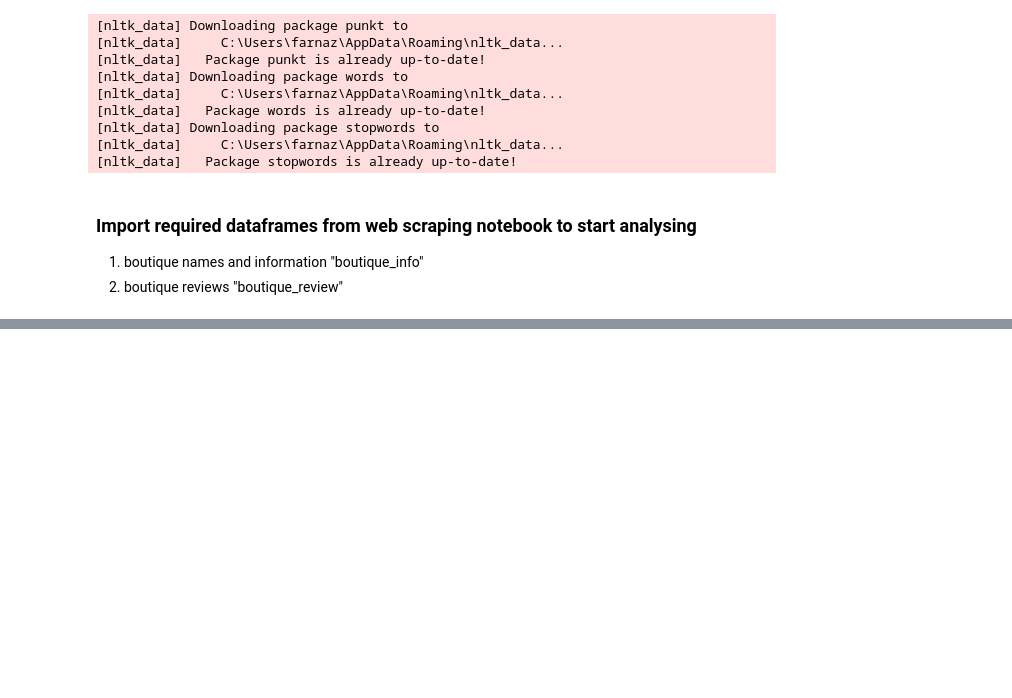
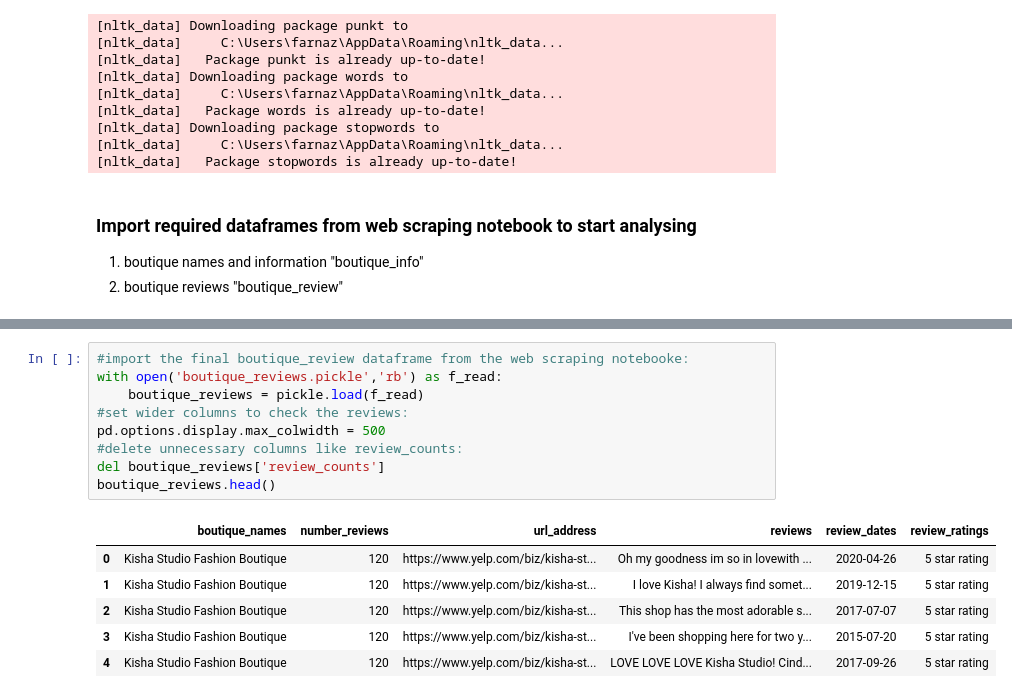
Before and after one commit to FarnazG/NLP_analysis, a Jupyter notebook: NLP_Analysis_notebook.ipynb, the cells around one changed output, grey strips where cells are left out. Drawn from its saved outputs; the diff is of its cells as text; blank space fills up the shorter version.

```diff
--- a/NLP_Analysis_notebook.ipynb
+++ b/NLP_Analysis_notebook.ipynb
@@ -76,3 +76,19 @@ boutique_info.head()
 | 2 | Onyx | 4.5 star rating | 17 | $$ | (415) 431-6699 | 289 Divisadero St | https://www.yelp.com/biz/onyx-san... |
 | 3 | Wild Feather | 5 star rating | 29 | $$$ | (415) 786-2614 | 597 Haight St | https://www.yelp.com/biz/wild-fea... |
 | 4 | Asmbly Hall - formerly on Fillmor... | 4.5 star rating | 26 | $$ | (415) 801-5862 | 624 Divisadero St | https://www.yelp.com/biz/asmbly-h... |
+# %%
+#import the final boutique_review dataframe from the web scraping notebooke:
+with open('boutique_reviews.pickle','rb') as f_read:
+    boutique_reviews = pickle.load(f_read)
+#set wider columns to check the reviews:
+pd.options.display.max_colwidth = 500
+#delete unnecessary columns like review_counts:
+del boutique_reviews['review_counts']
+boutique_reviews.head()
+# %% [output]
+|  | boutique_names | number_reviews | url_address | reviews | review_dates | review_ratings |
+| 0 | Kisha Studio Fashion Boutique | 120 | https://www.yelp.com/biz/kisha-st... | Oh my goodness im so in lovewith ... | 2020-04-26 | 5 star rating |
+| 1 | Kisha Studio Fashion Boutique | 120 | https://www.yelp.com/biz/kisha-st... | I love Kisha! I always find somet... | 2019-12-15 | 5 star rating |
+| 2 | Kisha Studio Fashion Boutique | 120 | https://www.yelp.com/biz/kisha-st... | This shop has the most adorable s... | 2017-07-07 | 5 star rating |
+| 3 | Kisha Studio Fashion Boutique | 120 | https://www.yelp.com/biz/kisha-st... | I've been shopping here for two y... | 2015-07-20 | 5 star rating |
+| 4 | Kisha Studio Fashion Boutique | 120 | https://www.yelp.com/biz/kisha-st... | LOVE LOVE LOVE Kisha Studio! Cind... | 2017-09-26 | 5 star rating |
```
Also changed, not shown: parts of 2 cells of this notebook.
